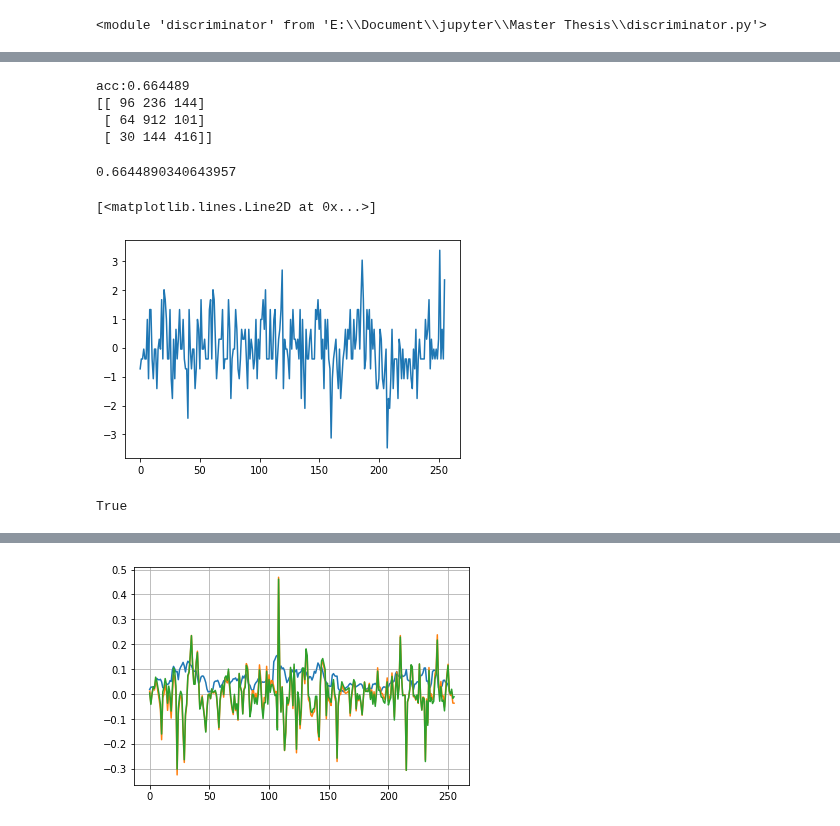
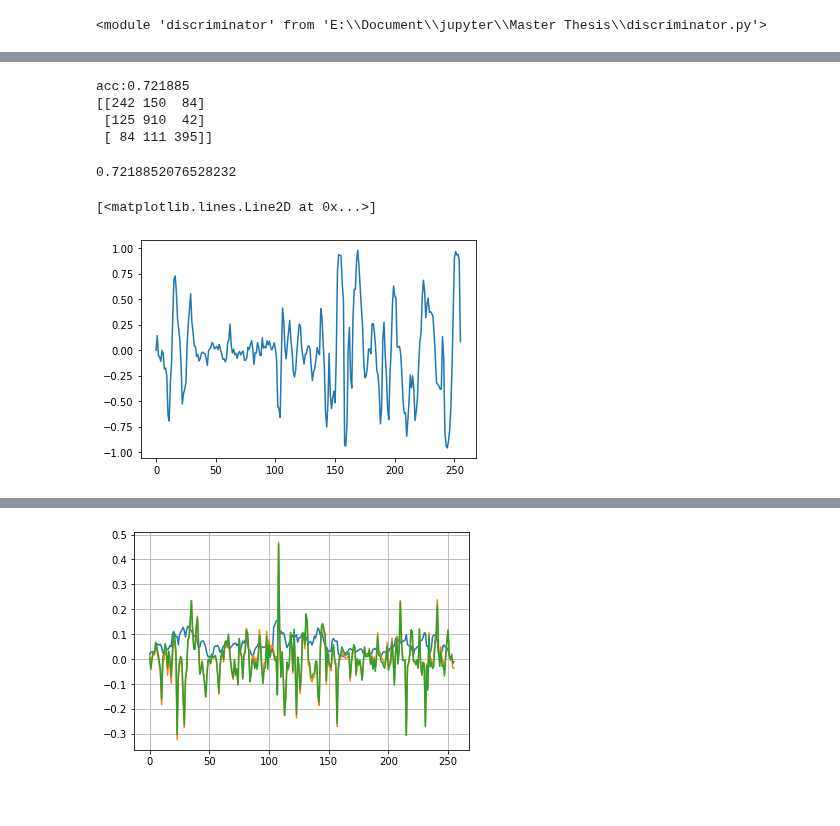
Before and after one commit to wuwenbo718/Master-Thesis, a Jupyter notebook: Untitled.ipynb, the cells around one changed output, grey strips where cells are left out. Saved outputs shown, nothing was run; the diff lists cells and outputs as text; code cells hidden in the pictures.

```diff
--- a/Untitled.ipynb
+++ b/Untitled.ipynb
@@ -53,14 +53,14 @@ for file in files:
     emg_data = emg_data.dropna().reset_index(drop=True)
     #emg_data.iloc[:,3:]=normalize(emg_data.iloc[:,3:])
     #emg_data.iloc[:,3:] = sc.fit_transform(emg_data.iloc[:,3:])
-    fn = 10
+    fn = 5
     wn=2*fn/1000
     fn1 = 350
     wn1 = 2*fn1/1000
     #b, a = signal.butter(4, [wn,wn1], 'bandpass')
     b, a = signal.butter(4, [wn], 'highpass')
-    #for j in ['LEFT_TA','LEFT_TS','LEFT_BF','LEFT_RF','RIGHT_TA','RIGHT_TS','RIGHT_BF','RIGHT_RF']:
-    #    emg_data.loc[:,j] = signal.filtfilt(b, a, emg_data.loc[:,j])
+    for j in ['LEFT_TA','LEFT_TS','LEFT_BF','LEFT_RF','RIGHT_TA','RIGHT_TS','RIGHT_BF','RIGHT_RF']:
+        emg_data.loc[:,j] = signal.filtfilt(b, a, emg_data.loc[:,j])
     x,y = dp.generate_window_slide_data(emg_data,width=width,
                                         stride=stride,
                                         scaler=True,
@@ -169,10 +169,10 @@ def train_model(model,feature,y,binary=True,file=None):
     #x_test = pca.transform(x_test)
     x_train = x_full
 
-    early_stopping = callbacks.EarlyStopping(patience = 20,
+    early_stopping = callbacks.EarlyStopping(patience = 10,
                                              monitor = 'val_loss',
                                              restore_best_weights=True)
-    history = model.fit(x_train,y_full,validation_data=[x_test,y_test],
+    history = model.fit(x_train,y_full,validation_data=(x_test,y_test),
                         epochs=100,batch_size=32,class_weight=cw,
                         callbacks=[early_stopping],
                         shuffle=True)
@@ -314,17 +323,13 @@ KeyboardInterrupt:
 # %%
 test_model(cric.model,X2,Y2,False)
 # %% [output]
-acc:0.664489
-[[ 96 236 144]
- [ 64 912 101]
- [ 30 144 416]]
+acc:0.721885
+[[242 150  84]
+ [125 910  42]
+ [ 84 111 395]]
-0.6644890340643957
+0.7218852076528232
 # %%
-plt.plot(X[100,:,2])
+plt.plot(X[245,:,1])
 # %% [output]
 [<matplotlib.lines.Line2D at 0x...>]
-[figure, old version]
+[figure, new version]
-# %%
-cric.model.get_layer('high_pass_0').trainable
-# %% [output]
-True
```
Also changed, not shown: parts of 7 cells of this notebook, 17 other files.
